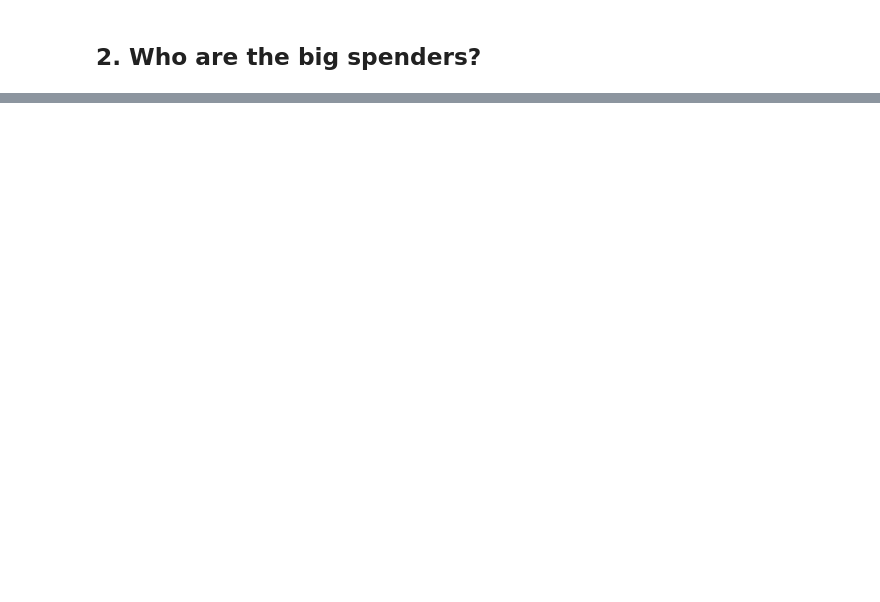
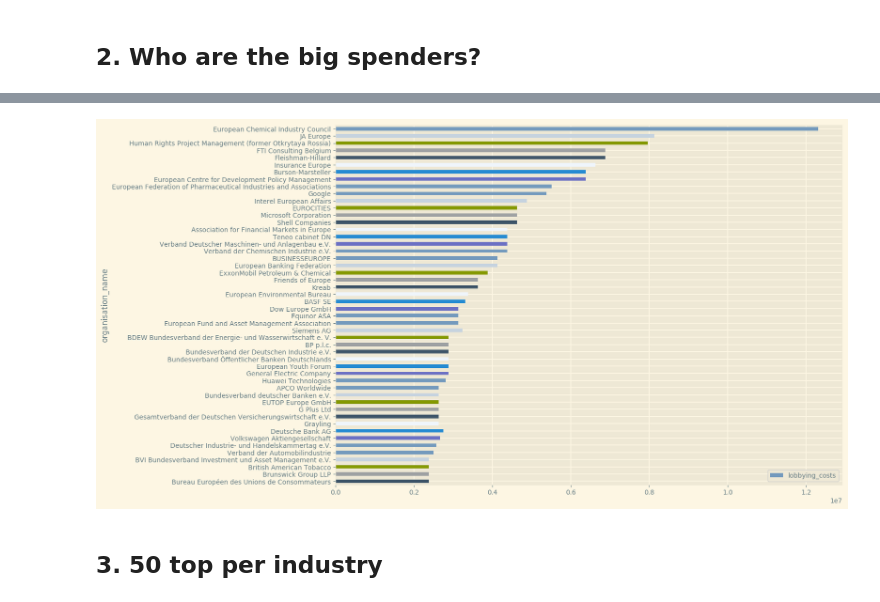
Before and after one commit to nickospi/nickospi.github.io, a Jupyter notebook: Lobbying/Let's talk lobbying.ipynb, the cells around one changed output, grey strips where cells are left out. Drawn from its saved outputs; the diff is of its cells as text; code cells hidden in the pictures; blank space fills up the shorter version.

```diff
--- a/Lobbying/Let's talk lobbying.ipynb
+++ b/Lobbying/Let's talk lobbying.ipynb
@@ -68,3 +139,6 @@ plt.show()
 # %%
 df.lobbying_costs = df.lobbying_costs.astype(str)
 df1 = df[~df.lobbying_costs.str.contains("< 9,999")]
+df1 = df1[~df1.lobbying_costs.str.contains("no figure available")]
+df1 = df1.loc[(df1['EP_passes'] > 0)]
+df1
@@ -94,0 +164,25 @@ x
+# %%
+big_spenders = df1[['organisation_name','lobbying_costs','EP_passes']].head(50)
+#big_spenders = df1[['organisation_name','lobbying_costs','EP_passes']].head(20)
+big_spenders['lobbying_costs']=big_spenders['lobbying_costs'].astype(str)
+# %%
+big_spenders['lobbying_costs']=big_spenders.lobbying_costs.replace('> 10,000,000','10000000')
+big_spenders['lobbying_costs']=big_spenders.lobbying_costs.replace('8000000 - 8249999','8124999.5')
+big_spenders['lobbying_costs']=big_spenders.lobbying_costs.replace('6750000 - 6999999','6874999.5')
+big_spenders['lobbying_costs']=big_spenders.lobbying_costs.replace('6500000 - 6749000','6624500')
+big_spenders['lobbying_costs']=big_spenders.lobbying_costs.replace('6250000 - 6499999','6374999.5')
+big_spenders['lobbying_costs']=big_spenders.lobbying_costs.replace('5500000 - 5749000','5624500')
+big_spenders['lobbying_costs']=big_spenders.lobbying_costs.replace('5250000 - 5499999','5374999.5')
+big_spenders['lobbying_costs']=big_spenders.lobbying_costs.replace('2750000 - 2999999','2874999.5')
+big_spenders['lobbying_costs']=big_spenders.lobbying_costs.replace('3000000 - 3249999','3124999.5')
+big_spenders['lobbying_costs']=big_spenders.lobbying_costs.replace('3250000 - 3499999','3374999.5')
+big_spenders['lobbying_costs']=big_spenders.lobbying_costs.replace('3500000 - 3749000','3624500.0')
+big_spenders['lobbying_costs']=big_spenders.lobbying_costs.replace('3750000 - 3999999','3874999.5')
+big_spenders['lobbying_costs']=big_spenders.lobbying_costs.replace('4000000 - 4249999','4124999.5')
+big_spenders['lobbying_costs']=big_spenders.lobbying_costs.replace('4250000 - 4499999','4374999.5')
+big_spenders['lobbying_costs']=big_spenders.lobbying_costs.replace('4500000 - 4749000','4624500.0')
+big_spenders['lobbying_costs']=big_spenders.lobbying_costs.replace('4750000 - 4999999','4874999.5')
+big_spenders['lobbying_costs']=big_spenders.lobbying_costs.replace('2250000 - 2499999','2374999.5')
+big_spenders['lobbying_costs']=big_spenders.lobbying_costs.replace('2500000 - 2749000','2624500.0')
+big_spenders['lobbying_costs']=big_spenders['lobbying_costs'].astype(float)
+#big_spenders.to_csv('bs.csv',index=False)
@@ -94,0 +210,8 @@ x
+# %%
+ax=big_spenders.plot(x='organisation_name', y='lobbying_costs', kind='barh', figsize=(14,10))
+plt.gca().invert_yaxis()
+plt.show()
+# %% [output]
+[figure, added]
+# %% [markdown]
+## 3. 50 top per industry
```
Also changed, not shown: parts of 20 cells of this notebook, 28 other files.
